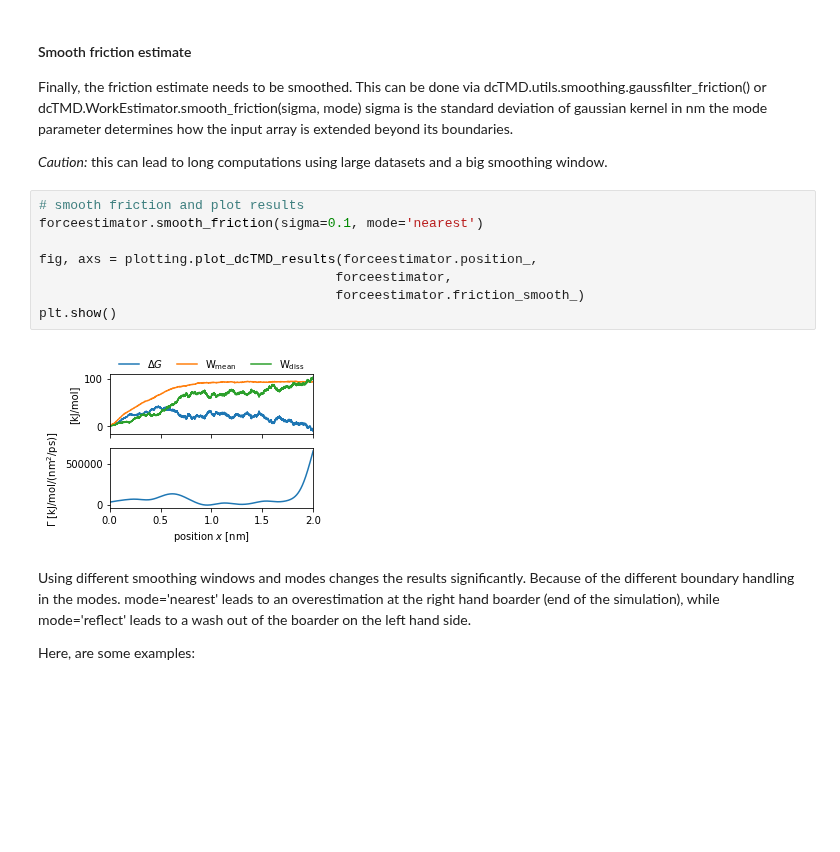
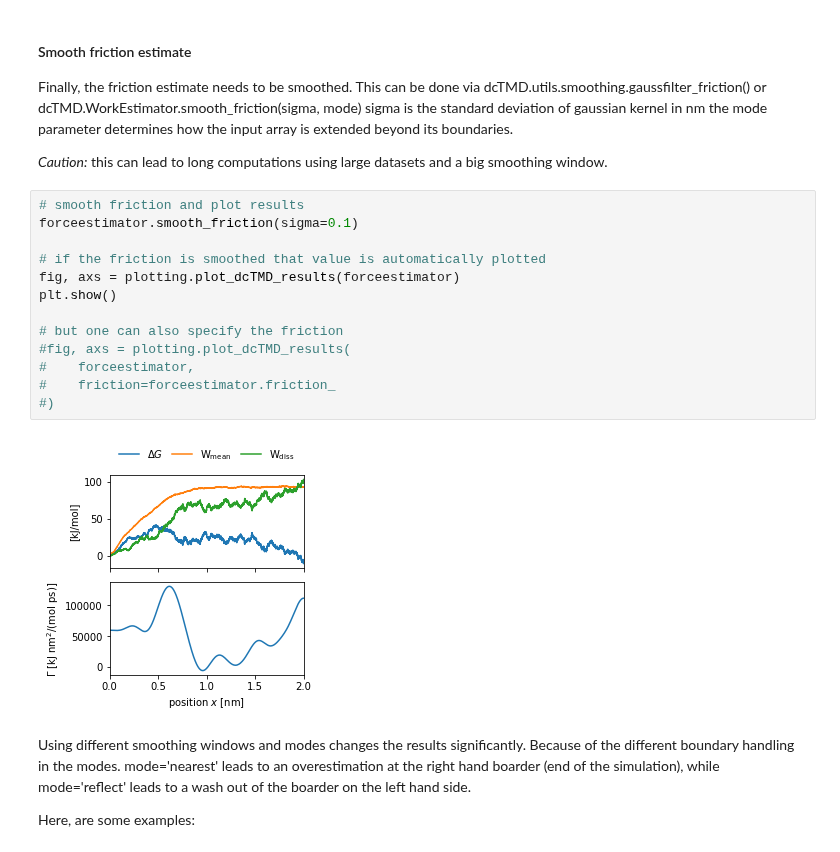
Before and after one commit to moldyn/dcTMD, a Jupyter notebook: docs/tutorials/force.ipynb, the cells around one changed output. Saved outputs shown, nothing was run; the diff lists cells and outputs as text; blank space fills up the shorter version.

```diff
--- a/docs/tutorials/force.ipynb
+++ b/docs/tutorials/force.ipynb
@@ -201,14 +207,19 @@ the mode parameter determines how the input array is extended beyond its boundar
 *Caution:* this can lead to long computations using large datasets and a big smoothing window.
 # %%
 # smooth friction and plot results
-forceestimator.smooth_friction(sigma=0.1, mode='nearest')
+forceestimator.smooth_friction(sigma=0.1)
 
-fig, axs = plotting.plot_dcTMD_results(forceestimator.position_,
-                                      forceestimator,
-                                      forceestimator.friction_smooth_)
+# if the friction is smoothed that value is automatically plotted
+fig, axs = plotting.plot_dcTMD_results(forceestimator)
 plt.show()
+
+# but one can also specify the friction
+#fig, axs = plotting.plot_dcTMD_results(
+#    forceestimator,
+#    friction=forceestimator.friction_
+#)
 # %% [output]
-[figure, old version]
+[figure, new version]
 # %% [markdown]
 Using different smoothing windows and modes changes the results significantly. Because of the different boundary handling in the modes. mode='nearest' leads to an overestimation at the right hand boarder (end of the simulation), while mode='reflect' leads to a wash out of the boarder on the left hand side.
 
```
Also changed, not shown: parts of 7 cells of this notebook, 4 other files.
